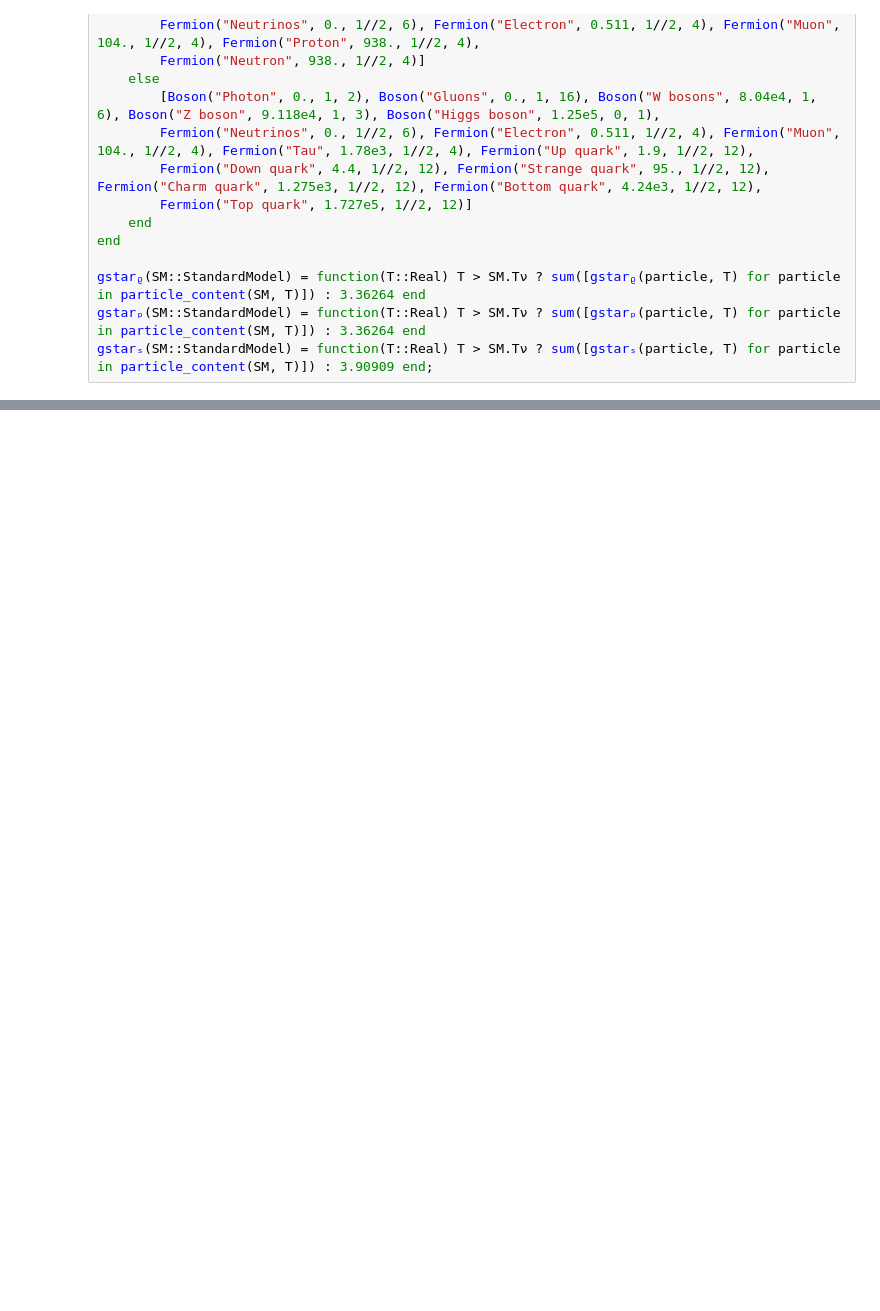
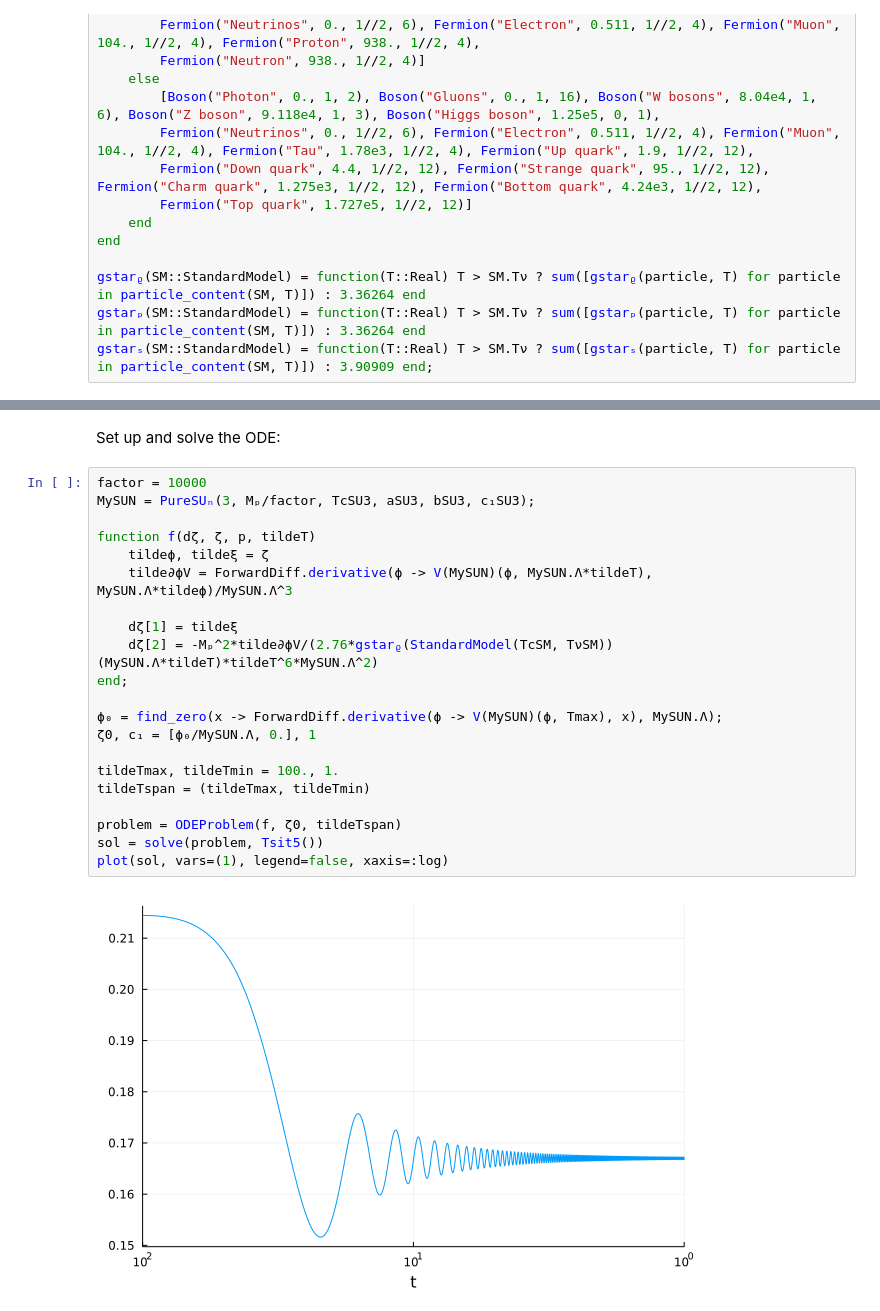
Before and after one commit to gsalinasphys/gbpoly, a Jupyter notebook: gbpoly.ipynb, the cells around one changed output, grey strips where cells are left out. Drawn from its saved outputs; the diff is of its cells as text; blank space fills up the shorter version.

```diff
--- a/gbpoly.ipynb
+++ b/gbpoly.ipynb
@@ -120 +153,26 @@ InexactError: InexactError: trunc(Int64, 5.374786273455074e23)
+# %% [markdown]
+Set up and solve the ODE:
+# %%
+factor = 10000
+MySUN = PureSUₙ(3, Mₚ/factor, TcSU3, aSU3, bSU3, c₁SU3);
+
+function f(dζ, ζ, p, tildeT)
+    tildeϕ, tildeξ = ζ
+    tilde∂ϕV = ForwardDiff.derivative(ϕ -> V(MySUN)(ϕ, MySUN.Λ*tildeT), MySUN.Λ*tildeϕ)/MySUN.Λ^3
+
+    dζ[1] = tildeξ
+    dζ[2] = -Mₚ^2*tilde∂ϕV/(2.76*gstarᵨ(StandardModel(TcSM, TνSM))(MySUN.Λ*tildeT)*tildeT^6*MySUN.Λ^2)
+end;
+
+ϕ₀ = find_zero(x -> ForwardDiff.derivative(ϕ -> V(MySUN)(ϕ, Tmax), x), MySUN.Λ);
+ζ0, c₁ = [ϕ₀/MySUN.Λ, 0.], 1
+
+tildeTmax, tildeTmin = 100., 1.
+tildeTspan = (tildeTmax, tildeTmin)
+
+problem = ODEProblem(f, ζ0, tildeTspan)
+sol = solve(problem, Tsit5())
+plot(sol, vars=(1), legend=false, xaxis=:log)
+# %% [output]
+[figure, added]
 # %%
```
Also changed, not shown: parts of 21 cells of this notebook.
